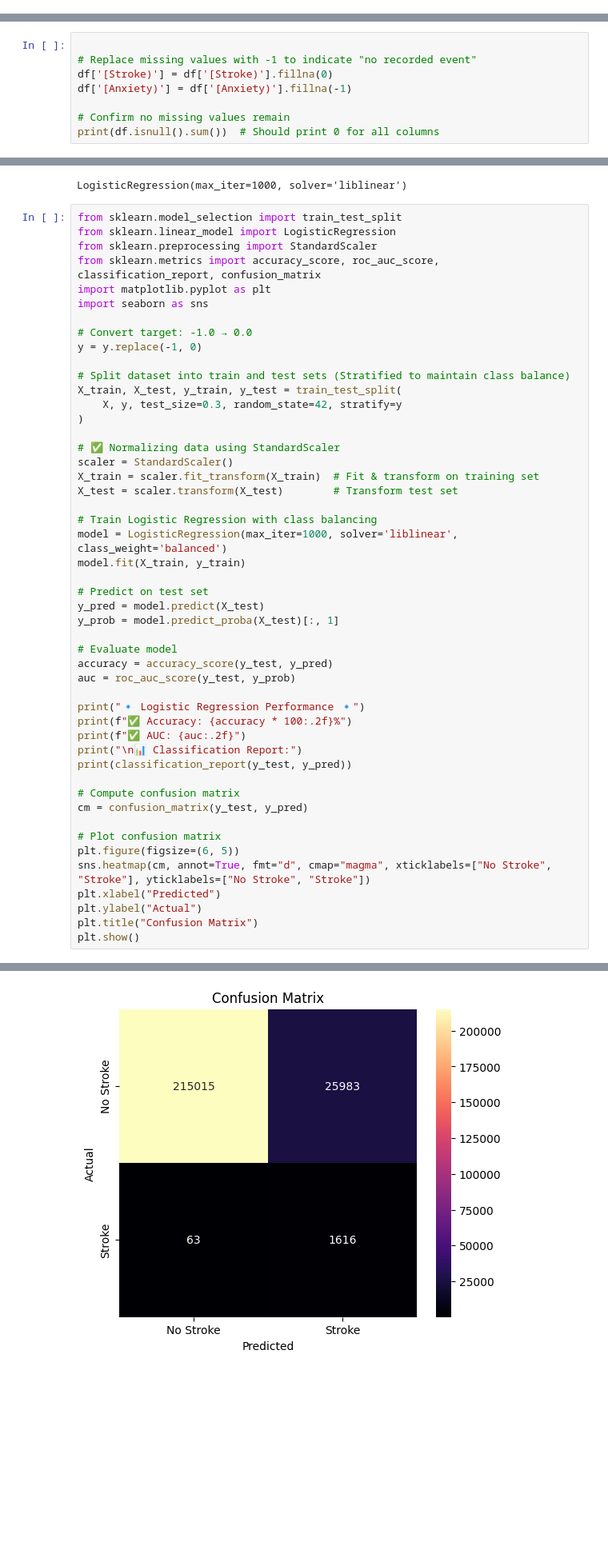
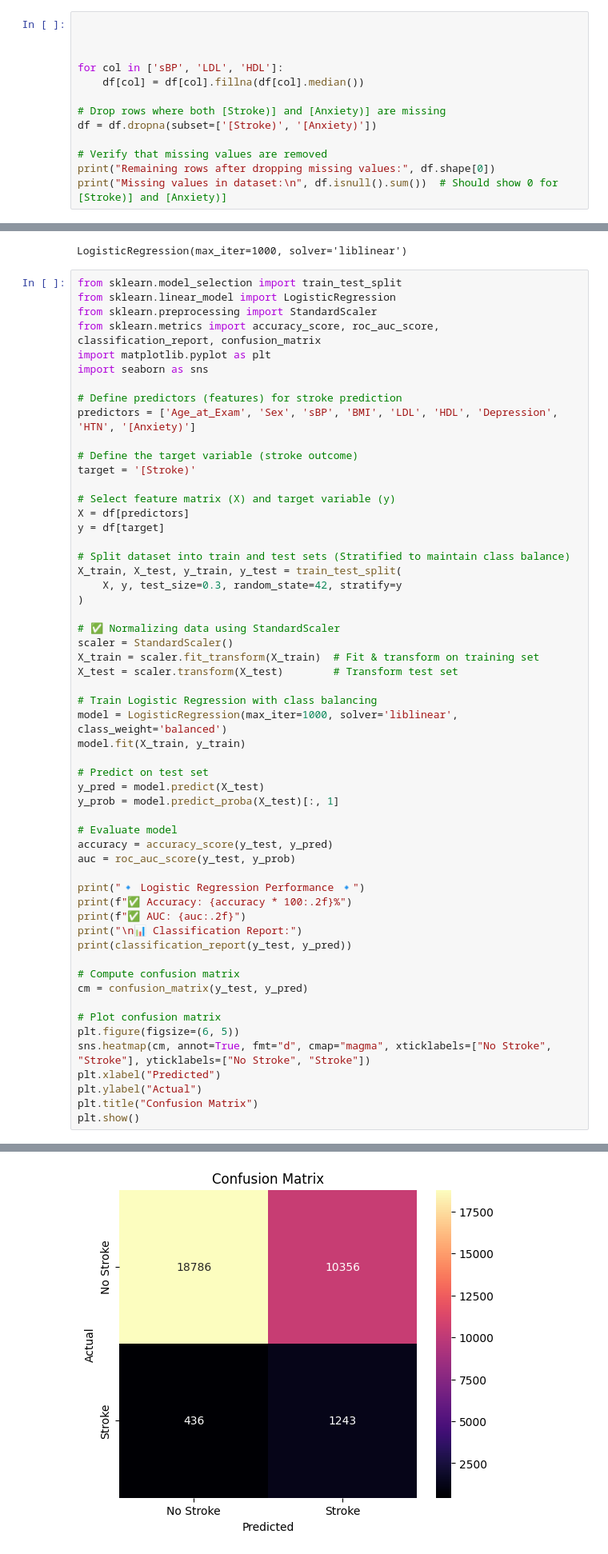
Before and after one commit to Hemn-Khdr/intro-ml-course-winter2025, a Jupyter notebook: Hemn_Stroke.ipynb, the cells around one changed output, grey strips where cells are left out. Shown at 80% size. Cells and saved outputs as stored; diff of their text form; blank space fills up the shorter version.

Commit message:
After improvement

```diff
--- a/Hemn_Stroke.ipynb
+++ b/Hemn_Stroke.ipynb
@@ -166,0 +132,13 @@ Name: count, dtype: int64
+# %%
+
+
+
+for col in ['sBP', 'LDL', 'HDL']:
+    df[col] = df[col].fillna(df[col].median())
+
+# Drop rows where both [Stroke)] and [Anxiety)] are missing
+df = df.dropna(subset=['[Stroke)', '[Anxiety)'])
+
+# Verify that missing values are removed
+print("Remaining rows after dropping missing values:", df.shape[0])
+print("Missing values in dataset:\n", df.isnull().sum())  # Should show 0 for [Stroke)] and [Anxiety)]
@@ -173,11 +219,3 @@ Interpretation
 The dataset only records stroke and anxiety for a subset of patients (likely those diagnosed with at least one of these conditions).
 Missing values in [Stroke) and [Anxiety) do not indicate errors but instead mean "no recorded event."
 We cannot assume these patients never had stroke or anxiety—only that there is no record.
-# %%
-
-# Replace missing values with -1 to indicate "no recorded event"
-df['[Stroke)'] = df['[Stroke)'].fillna(0)
-df['[Anxiety)'] = df['[Anxiety)'].fillna(-1)
-
-# Confirm no missing values remain
-print(df.isnull().sum())  # Should print 0 for all columns
@@ -286,8 +331,15 @@ from sklearn.metrics import accuracy_score, roc_auc_score, classification_report
 import matplotlib.pyplot as plt
 import seaborn as sns
 
-# Convert target: -1.0 → 0.0
-y = y.replace(-1, 0)
+# Define predictors (features) for stroke prediction
+predictors = ['Age_at_Exam', 'Sex', 'sBP', 'BMI', 'LDL', 'HDL', 'Depression', 'HTN', '[Anxiety)']
+
+# Define the target variable (stroke outcome)
+target = '[Stroke)'
+
+# Select feature matrix (X) and target variable (y)
+X = df[predictors]
+y = df[target]
 
 # Split dataset into train and test sets (Stratified to maintain class balance)
 X_train, X_test, y_train, y_test = train_test_split(
@@ -344 +396 @@ weighted avg       0.99      0.89      0.94    242677
-[figure, old version]
+[figure, new version]
```
Also changed, not shown: parts of 21 cells of this notebook.
